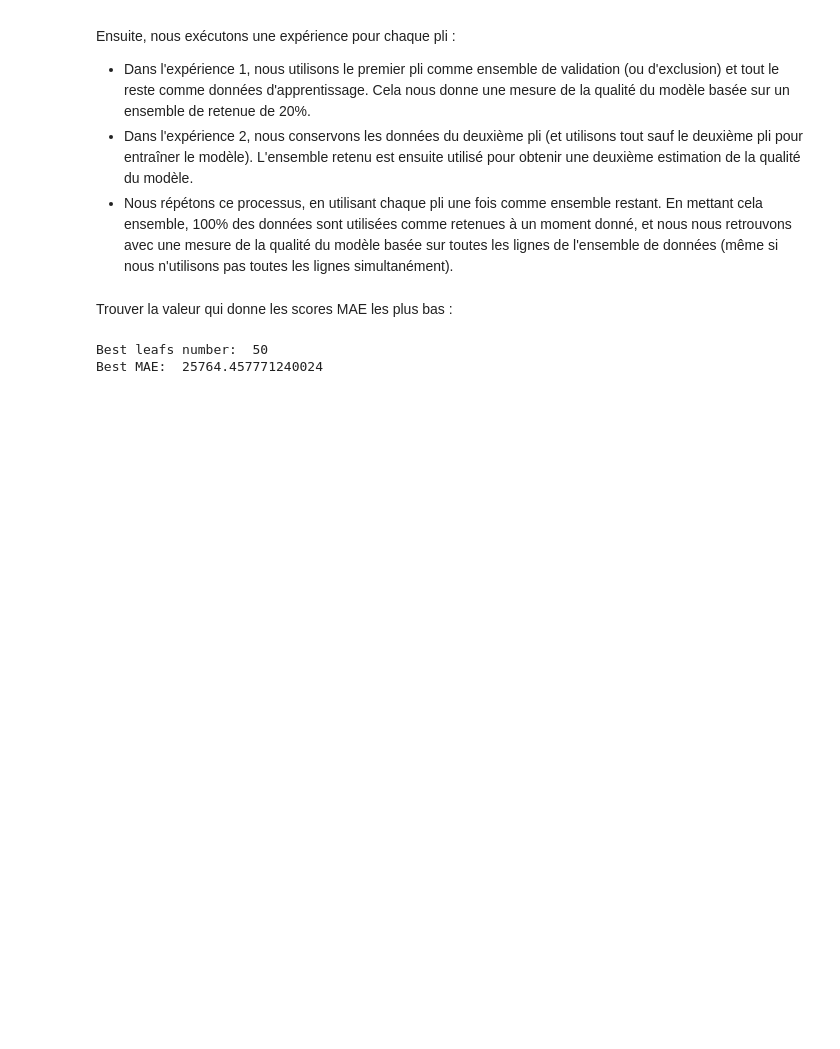
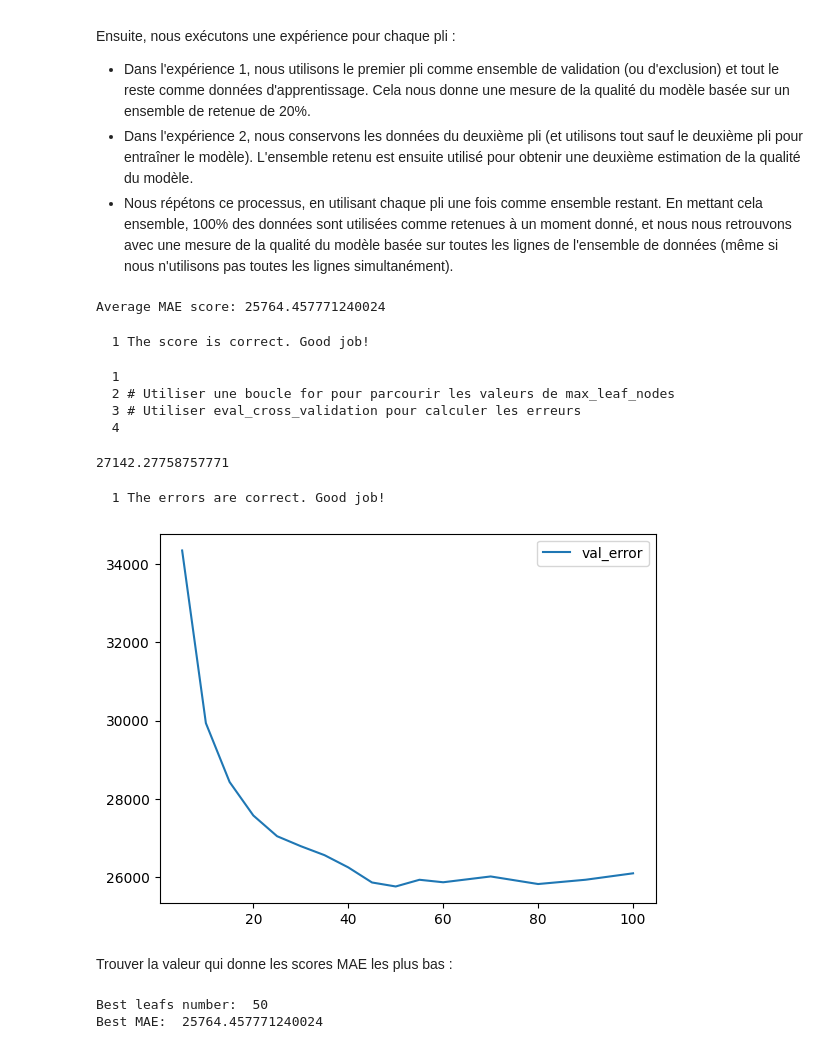
Before and after one commit to andr3sEnrique/optimisation, a Jupyter notebook: TP-2.2.ipynb, the cells around one changed output. Cells and saved outputs as stored; diff of their text form; code cells hidden in the pictures; blank space fills up the shorter version.

```diff
--- a/TP-2.2.ipynb
+++ b/TP-2.2.ipynb
@@ -40,12 +40,12 @@ home_data.dropna(axis=0, subset=['SalePrice'], inplace=True)
 y = home_data.SalePrice
 
 # Pour simplifier, nous allons supprimer les colonnes avec des valeurs manquantes
-cols_with_missing = [col for col in home_data.columns if ...]
-X = home_data.drop...
+cols_with_missing = [col for col in home_data.columns if home_data[col].isnull().any()]
+X = home_data.drop(cols_with_missing, axis=1)
 X.drop(['SalePrice'], axis=1, inplace=True)
 
 # Compléter la ligne ci-dessous pour simplifier, nous allons selectionner les colonnes numeriques
-numeric_cols = [cname for cname in X.columns if ...]
+numeric_cols = [cname for cname in X.columns if X[cname].dtype in ['int64', 'float64']]
 X = X[numeric_cols]
 
 # Diviser les données en sous-ensembles d'entrainement et de validation
@@ -81,11 +84,11 @@ def eval_cross_validation(X, y, max_leaf_nodes):
     """
 
     # Compléter ces lignes ci-dessous pour renvoyé le score moyen de la cross-validation
-    model = DecisionTreeRegressor(max_leaf_nodes=..., random_state=0)
-    scores = -1 * cross_val_score( ...
+    model = DecisionTreeRegressor(max_leaf_nodes=max_leaf_nodes, random_state=0)
+    scores = -1 * cross_val_score(model, X, y,
                                   cv=5,
                                   scoring='neg_mean_absolute_error')
-    return ...
+    return scores.mean()
 
 score = eval_cross_validation(X, y, 50)
 print("Average MAE score:", score)
@@ -93,25 +96,36 @@ print("Average MAE score:", score)
 tp2.step5.check(score)
 # tp2.step5.hint()
 # tp2.step5.solution()
+# %% [output]
+Average MAE score: 25764.457771240024
+  1 The score is correct. Good job!
 # %%
 import numpy as np
-
+tp2.step6.hint()
 results = []
 max_leaf_nodes = [5, 10, 15, 20, 25, 30, 35, 40, 45, 50, 55, 60, 70, 80, 90, 100 ]
 for i in max_leaf_nodes:
     # Compléter cette boucle pour calculer les erreurs pour chaque valeur de max_leaf_nodes
-    ...
+    results.append(eval_cross_validation(X,y,i))
 
 print (np.mean(results))
 
 tp2.step6.check(results)
 # tp2.step6.hint()
 # tp2.step6.solution()
 
 import matplotlib.pyplot as plt
 plt.plot(max_leaf_nodes,results,label="val_error")
 plt.legend()
 plt.show()
+# %% [output]
+  1
+  2 # Utiliser une boucle for pour parcourir les valeurs de max_leaf_nodes
+  3 # Utiliser eval_cross_validation pour calculer les erreurs
+  4
+27142.27758757771
+  1 The errors are correct. Good job!
+[figure, added]
 # %% [markdown]
 Trouver la valeur qui donne les scores MAE les plus bas :
 # %%
```
Also changed, not shown: parts of 1 cell of this notebook.
